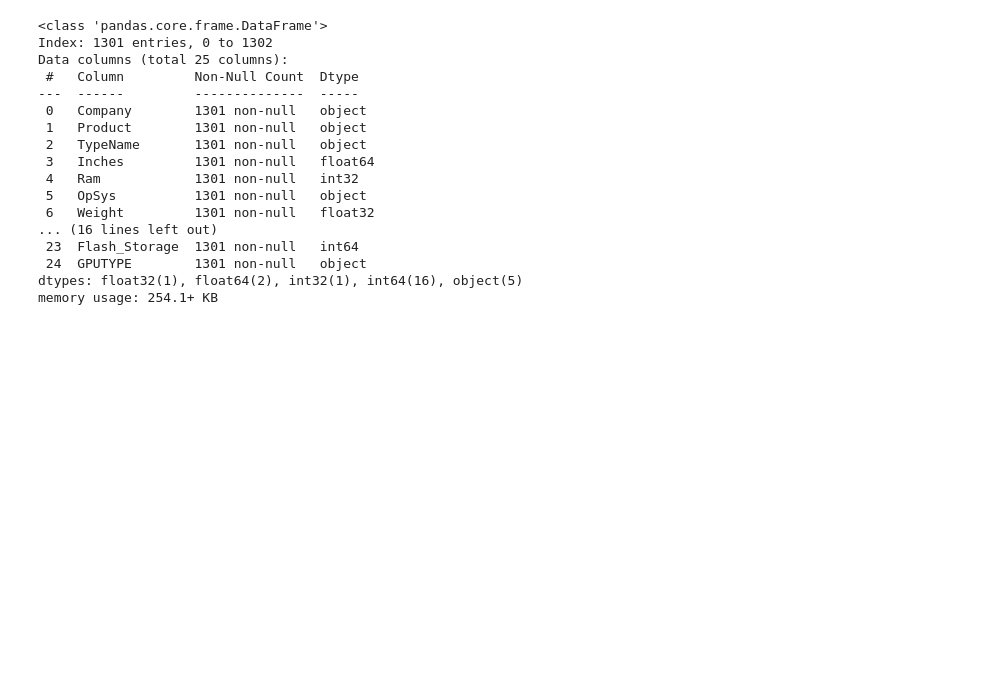
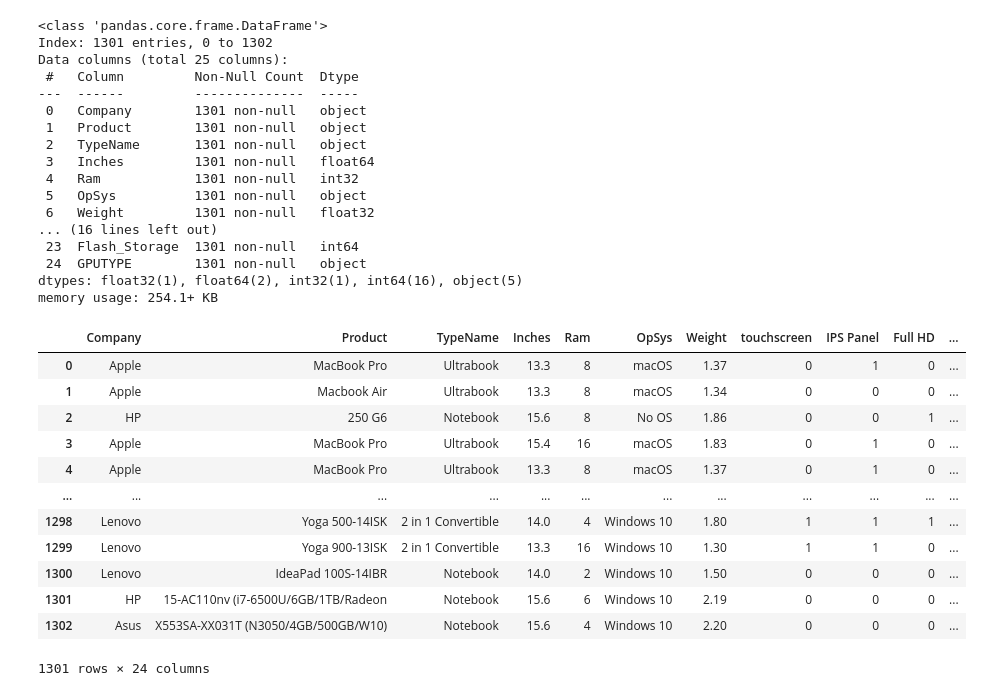
Before and after one commit to 23ME30056/Lappy_price, a Jupyter notebook: main.ipynb, the cells around one changed output. Saved outputs shown, nothing was run; the diff lists cells and outputs as text; code cells hidden in the pictures; blank space fills up the shorter version.

Commit message:
Kaggle Notebook | laptop price predictor | Version 1

```diff
--- a/main.ipynb
+++ b/main.ipynb
@@ -688,3 +688,20 @@ Data columns (total 25 columns):
  24  GPUTYPE        1301 non-null   object
 dtypes: float32(1), float64(2), int32(1), int64(16), object(5)
 memory usage: 254.1+ KB
+# %%
+y = df['price']
+df.drop('price',axis = 1)
+# %% [output]
+|  | Company | Product | TypeName | Inches | Ram | OpSys | Weight | touchscreen | IPS Panel | Full HD | ... |
+| 0 | Apple | MacBook Pro | Ultrabook | 13.3 | 8 | macOS | 1.37 | 0 | 1 | 0 | ... |
+| 1 | Apple | Macbook Air | Ultrabook | 13.3 | 8 | macOS | 1.34 | 0 | 0 | 0 | ... |
+| 2 | HP | 250 G6 | Notebook | 15.6 | 8 | No OS | 1.86 | 0 | 0 | 1 | ... |
+| 3 | Apple | MacBook Pro | Ultrabook | 15.4 | 16 | macOS | 1.83 | 0 | 1 | 0 | ... |
+| 4 | Apple | MacBook Pro | Ultrabook | 13.3 | 8 | macOS | 1.37 | 0 | 1 | 0 | ... |
+| ... | ... | ... | ... | ... | ... | ... | ... | ... | ... | ... | ... |
+| 1298 | Lenovo | Yoga 500-14ISK | 2 in 1 Convertible | 14.0 | 4 | Windows 10 | 1.80 | 1 | 1 | 1 | ... |
+| 1299 | Lenovo | Yoga 900-13ISK | 2 in 1 Convertible | 13.3 | 16 | Windows 10 | 1.30 | 1 | 1 | 0 | ... |
+| 1300 | Lenovo | IdeaPad 100S-14IBR | Notebook | 14.0 | 2 | Windows 10 | 1.50 | 0 | 0 | 0 | ... |
+| 1301 | HP | 15-AC110nv (i7-6500U/6GB/1TB/Radeon | Notebook | 15.6 | 6 | Windows 10 | 2.19 | 0 | 0 | 0 | ... |
+| 1302 | Asus | X553SA-XX031T (N3050/4GB/500GB/W10) | Notebook | 15.6 | 4 | Windows 10 | 2.20 | 0 | 0 | 0 | ... |
+1301 rows × 24 columns
```
Also changed, not shown: parts of 1 cell of this notebook.
